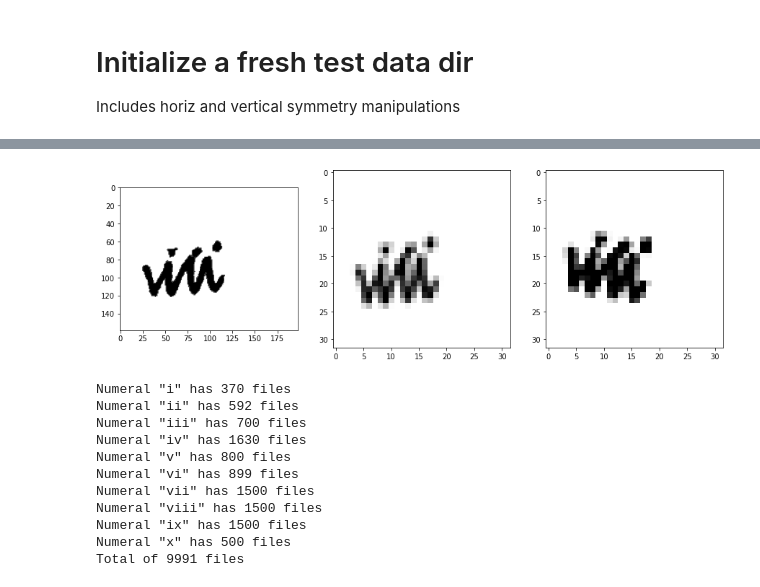
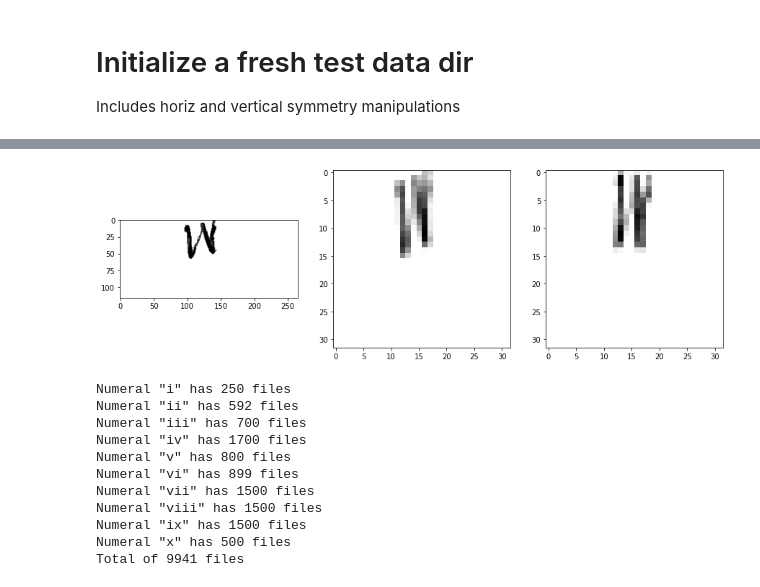
Before and after one commit to grantbuster/dcai, a Jupyter notebook: 1_image_engineering.ipynb, the cells around one changed output, grey strips where cells are left out. Cells and saved outputs as stored; diff of their text form; code cells hidden in the pictures.

```diff
--- a/1_image_engineering.ipynb
+++ b/1_image_engineering.ipynb
@@ -22,16 +23,16 @@ import matplotlib.pyplot as plt
 np.random.seed(123)
 tf.random.set_seed(123)
 # %%
-data_dir = './dcai_gcb_02/dcai_gcb_02'
+data_dir = './dcai_gcb_03/dcai_gcb_03'
 train_dir = data_dir + '/train'
 val_dir = data_dir + '/val'
 numerals = ["i", "ii", "iii", "iv", "v", "vi", "vii", "viii", "ix", "x"]
-vae_frac = 0.1
+vae_frac = 0.0
 target_counts = {
-    'i': 370,
+    'i': 250,
     'ii': 592,
     'iii': 700,
-    'iv': 1630,
+    'iv': 1700,
     'v': 800,
     'vi': 900,
     'vii': 1500,
@@ -82,0 +80,5 @@ Total of 2545 files
+# %%
+outliers = pd.read_csv('./outliers.csv', index_col=0)
+outliers = outliers[(outliers.outlier == True)]
+outliers['fp'] = [data_dir + '/train' + fp for fp in outliers['fp']]
+outliers
@@ -148,20 +164,23 @@ def run(fp_source, fp_dest,
     if fp_dest is not None:
         image_out.save(fp_dest)
 # %%
-num = 'viii'
+num = 'iv'
 num_dir = data_dir + '/train/{}/*.png'.format(num)
-fps = [fp for fp in glob(num_dir) if '_vert' not in fp and '_horiz' not in fp]
-fp = fps[100]
+
+# fps = [fp for fp in glob(num_dir) if '_vert' not in fp and '_horiz' not in fp]
+fps = outliers.loc[(outliers['class'] == num), 'fp'].values
+
+fp = fps[0]
 fp_out = None
 run(fp, fp_out, horiz=False, vert=False,
     enhance='random',
-    contrast='random',
+    contrast=1,
     rotate='random',
     erode='random',
-    dilate='random',
+    dilate=False,
     show=True)
 # %% [output]
-[figure, old version]
+[figure, new version]
 # %%
 ifile = 0
 horiz_sym = ['i', 'ii', 'iii', 'x', 'v']
@@ -209,14 +237,14 @@ for num, kwargs in jobs.items():
 # %%
 count_all_files()
 # %% [output]
-Numeral "i" has 370 files
+Numeral "i" has 250 files
 Numeral "ii" has 592 files
 Numeral "iii" has 700 files
-Numeral "iv" has 1630 files
+Numeral "iv" has 1700 files
 Numeral "v" has 800 files
 Numeral "vi" has 899 files
 Numeral "vii" has 1500 files
 Numeral "viii" has 1500 files
 Numeral "ix" has 1500 files
 Numeral "x" has 500 files
-Total of 9991 files
+Total of 9941 files
```
Also changed, not shown: parts of 6 cells of this notebook, 5 other files.
